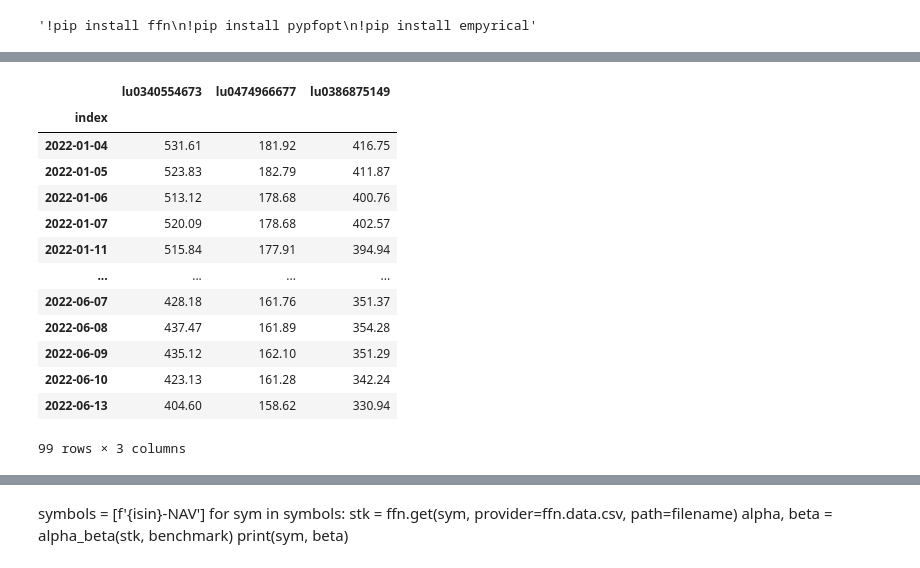
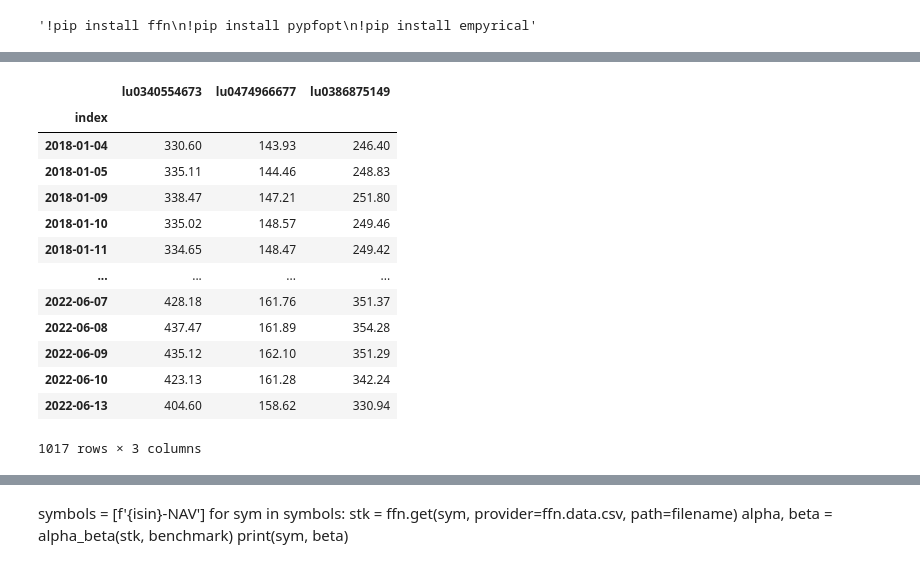
Before and after one commit to resquator/pam.simulator, a Jupyter notebook: simulation-ffn.ipynb, the cells around one changed output, grey strips where cells are left out. Cells and saved outputs as stored; diff of their text form; code cells hidden in the pictures.

```diff
--- a/simulation-ffn.ipynb
+++ b/simulation-ffn.ipynb
@@ -46,24 +54,24 @@ filename
 isins=['LU0280438135','LU0255977372','LU0133806785']
 # %%
 isins = ['LU0340554673','LU0474966677','LU0386875149']
-filename = 'portfolios/ptf.csv'
+filename = 'portfolios/ptf_18062022203808.csv'
 prices = ffn.get(f'{isins[0]},{isins[1]},{isins[2]}', provider=ffn.data.csv, path=filename)
 prices
 # %% [output]
 |  | lu0340554673 | lu0474966677 | lu0386875149 |
 | index |  |  |  |
-| 2022-01-04 | 531.61 | 181.92 | 416.75 |
-| 2022-01-05 | 523.83 | 182.79 | 411.87 |
-| 2022-01-06 | 513.12 | 178.68 | 400.76 |
-| 2022-01-07 | 520.09 | 178.68 | 402.57 |
-| 2022-01-11 | 515.84 | 177.91 | 394.94 |
+| 2018-01-04 | 330.60 | 143.93 | 246.40 |
+| 2018-01-05 | 335.11 | 144.46 | 248.83 |
+| 2018-01-09 | 338.47 | 147.21 | 251.80 |
+| 2018-01-10 | 335.02 | 148.57 | 249.46 |
+| 2018-01-11 | 334.65 | 148.47 | 249.42 |
 | ... | ... | ... | ... |
 | 2022-06-07 | 428.18 | 161.76 | 351.37 |
 | 2022-06-08 | 437.47 | 161.89 | 354.28 |
 | 2022-06-09 | 435.12 | 162.10 | 351.29 |
 | 2022-06-10 | 423.13 | 161.28 | 342.24 |
 | 2022-06-13 | 404.60 | 158.62 | 330.94 |
-99 rows × 3 columns
+1017 rows × 3 columns
 # %%
 sns.lineplot(data=prices)
 plt.show()
```
Also changed, not shown: parts of 52 cells of this notebook, 15 other files.
